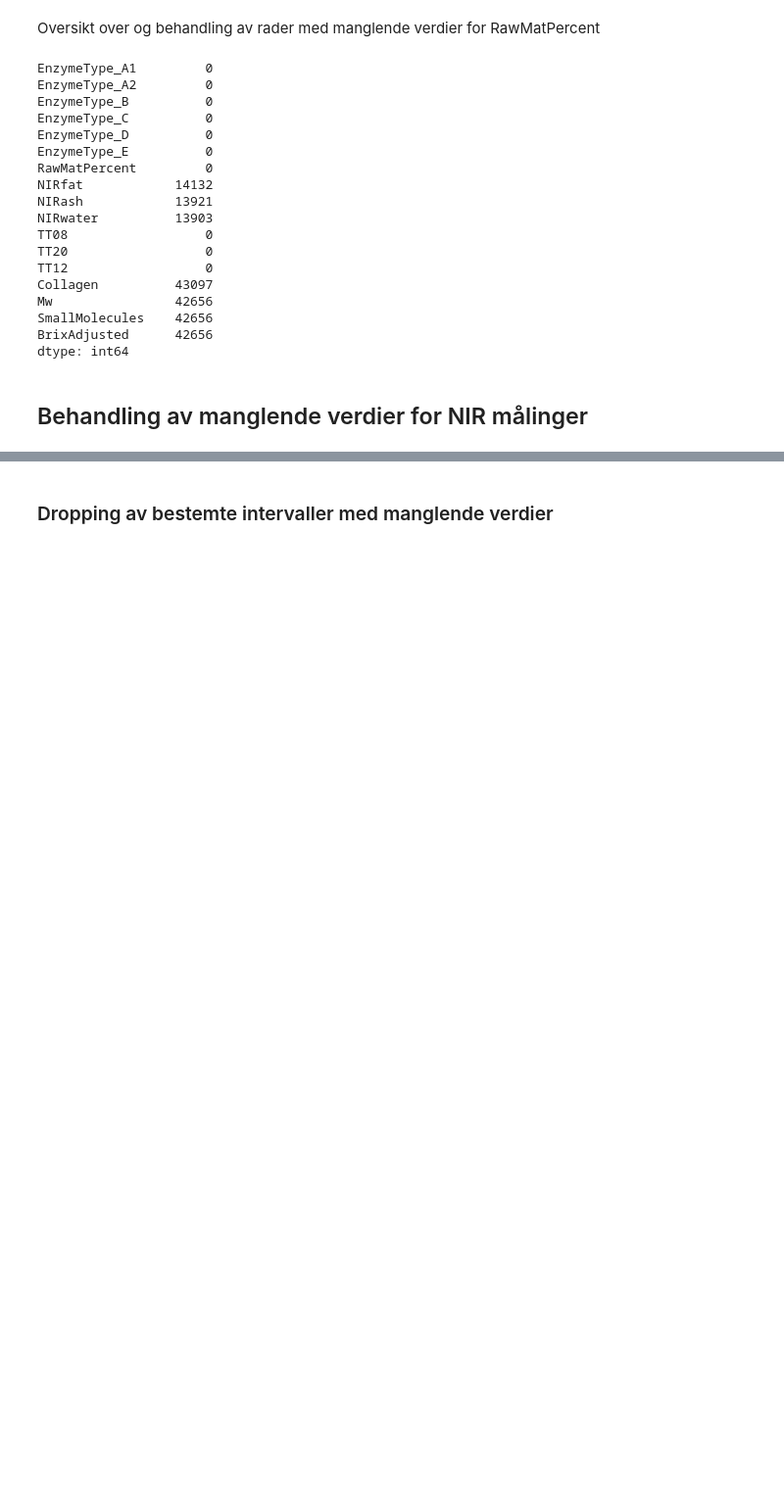
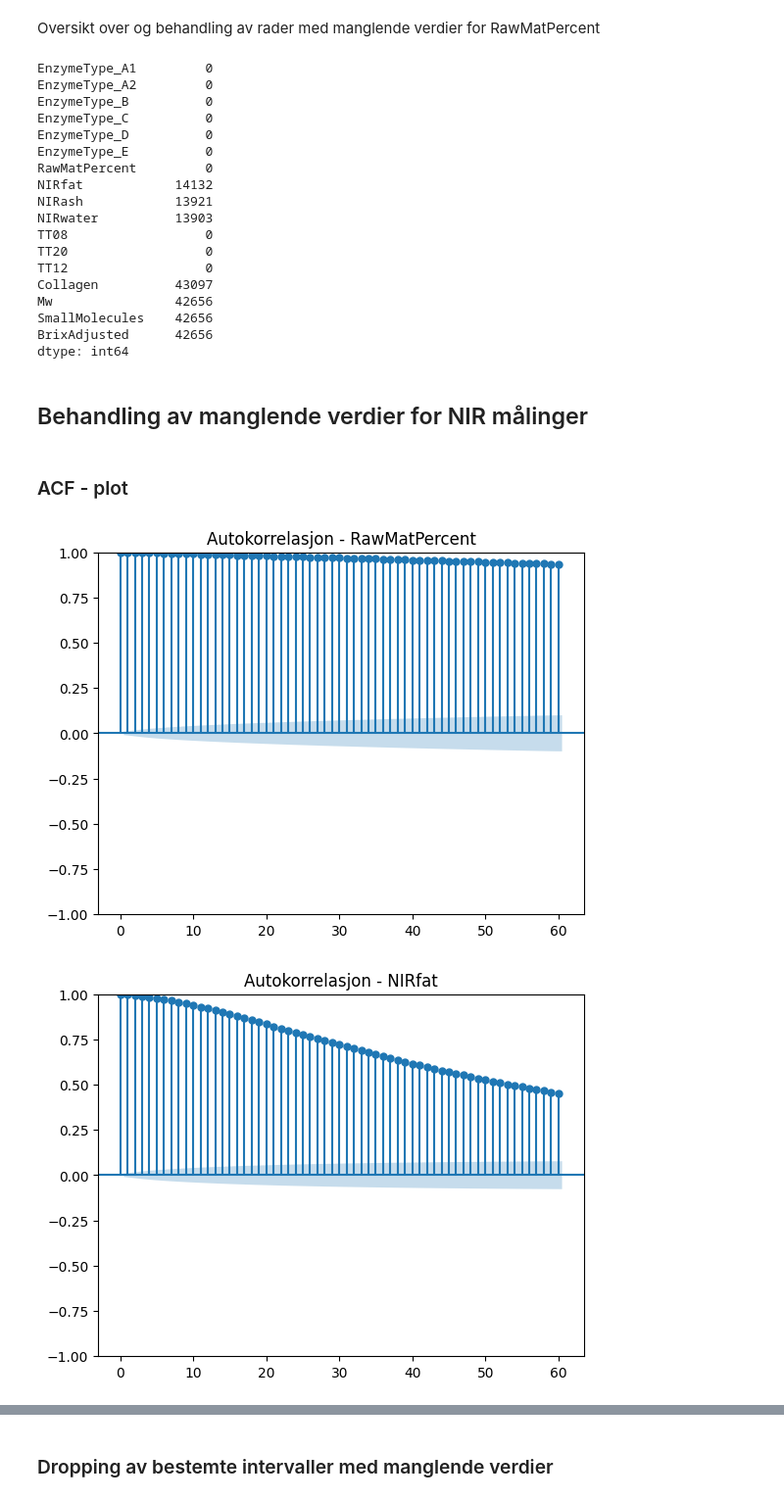
Before and after one commit to PreyPython123/Master-V24-Semiveiledet-Regresjon, a Jupyter notebook: Bioco_Databehandling_av_manglende_verdier.ipynb, the cells around one changed output, grey strips where cells are left out. Shown: that part at 98% size. Cells and saved outputs as stored; diff of their text form; code cells hidden in the pictures; blank space fills up the shorter version.

```diff
--- a/Bioco_Databehandling_av_manglende_verdier.ipynb
+++ b/Bioco_Databehandling_av_manglende_verdier.ipynb
@@ -112,3 +179,16 @@ BrixAdjusted      42656
 dtype: int64
 # %% [markdown]
 ## Behandling av manglende verdier for NIR målinger
+# %% [markdown]
+### ACF - plot
+# %%
+prediktorer = bioco_data.columns[6:-4].to_list()
+
+for prediktor in prediktorer:
+  plot_acf(bioco_data[prediktor].values.squeeze(),
+           lags=60,
+           missing='drop',
+           title='Autokorrelasjon - ' + str(prediktor))
+# %% [output]
+[figure, added]
+[figure, added]
```
Also changed, not shown: parts of 13 cells of this notebook.
